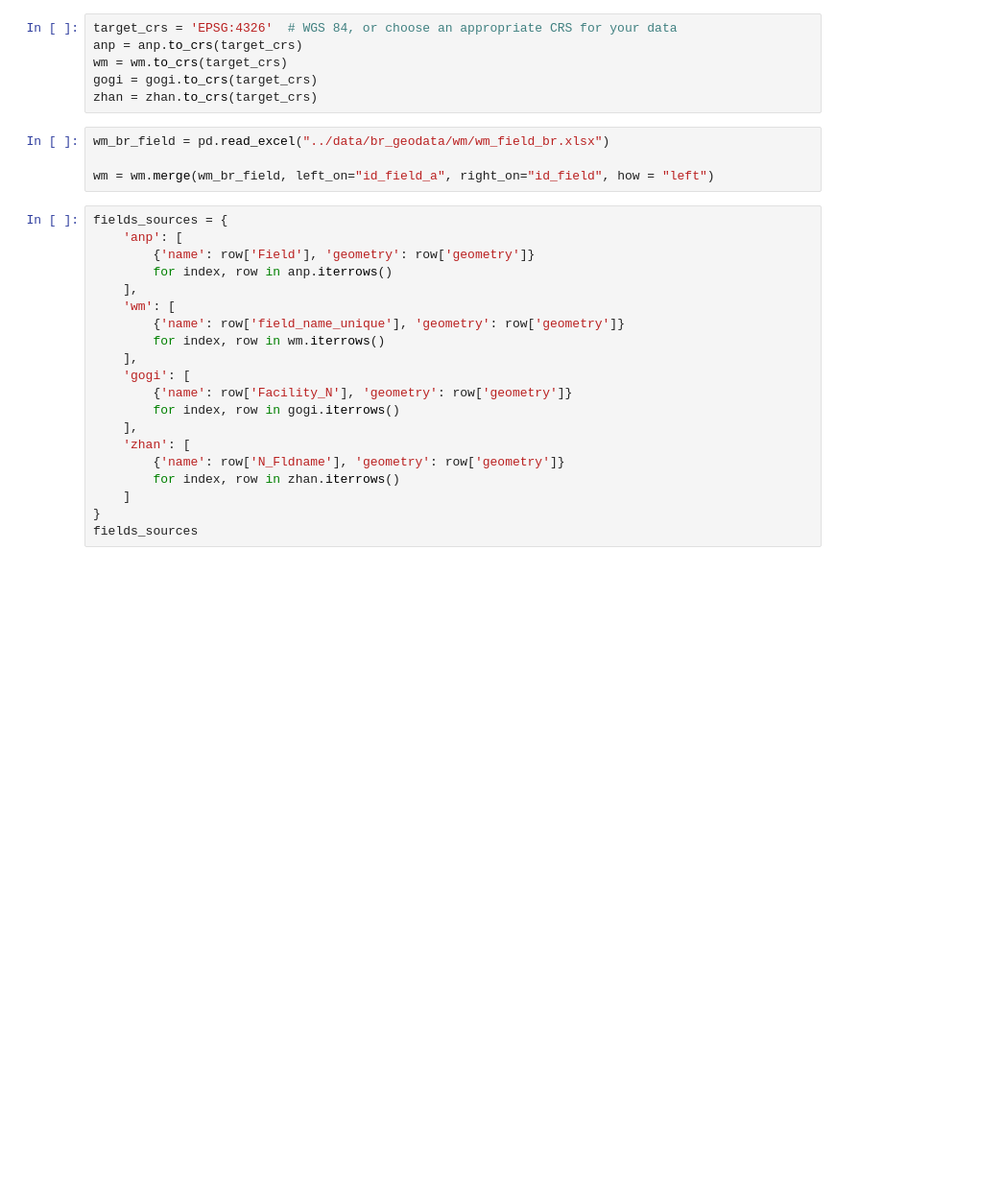
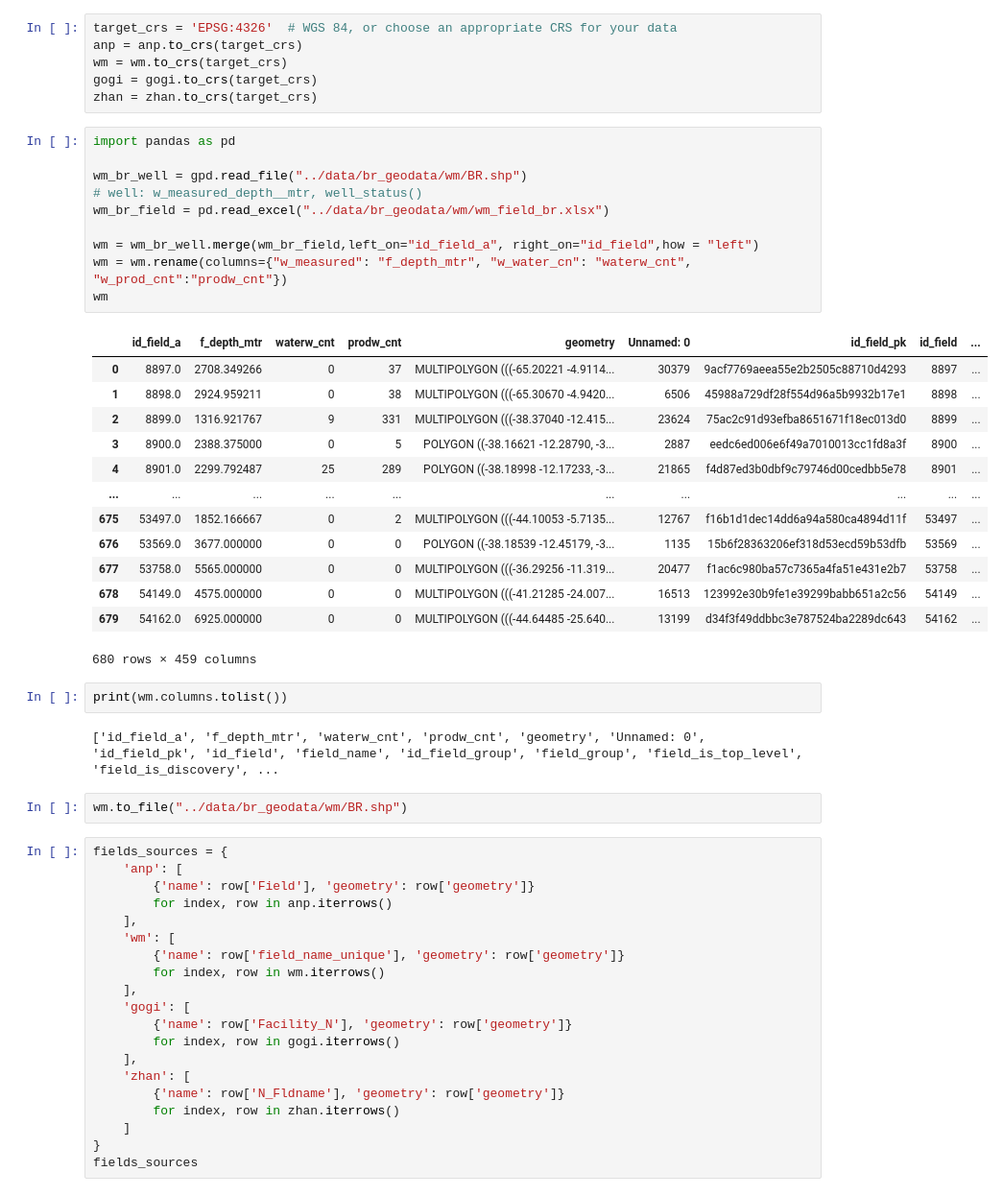
Before and after one commit to FanYaQi/Pyxis, a Jupyter notebook: db/notebooks/matcher.ipynb, the cells around one changed output. Shown: that part at 96% size. Cells and saved outputs as stored; diff of their text form; blank space fills up the shorter version.

Commit message:
data standardization first version for 4 sources

```diff
--- a/db/notebooks/matcher.ipynb
+++ b/db/notebooks/matcher.ipynb
@@ -212,9 +211,35 @@ wm = wm.to_crs(target_crs)
 gogi = gogi.to_crs(target_crs)
 zhan = zhan.to_crs(target_crs)
 # %%
+import pandas as pd
+
+wm_br_well = gpd.read_file("../data/br_geodata/wm/BR.shp")
+# well: w_measured_depth__mtr, well_status()
 wm_br_field = pd.read_excel("../data/br_geodata/wm/wm_field_br.xlsx")
 
-wm = wm.merge(wm_br_field, left_on="id_field_a", right_on="id_field", how = "left")
+wm = wm_br_well.merge(wm_br_field,left_on="id_field_a", right_on="id_field",how = "left")
+wm = wm.rename(columns={"w_measured": "f_depth_mtr", "w_water_cn": "waterw_cnt", "w_prod_cnt":"prodw_cnt"})
+wm
+# %% [output]
+|  | id_field_a | f_depth_mtr | waterw_cnt | prodw_cnt | geometry | Unnamed: 0 | id_field_pk | id_field | ... |
+| 0 | 8897.0 | 2708.349266 | 0 | 37 | MULTIPOLYGON (((-65.20221 -4.9114... | 30379 | 9acf7769aeea55e2b2505c88710d4293 | 8897 | ... |
+| 1 | 8898.0 | 2924.959211 | 0 | 38 | MULTIPOLYGON (((-65.30670 -4.9420... | 6506 | 45988a729df28f554d96a5b9932b17e1 | 8898 | ... |
+| 2 | 8899.0 | 1316.921767 | 9 | 331 | MULTIPOLYGON (((-38.37040 -12.415... | 23624 | 75ac2c91d93efba8651671f18ec013d0 | 8899 | ... |
+| 3 | 8900.0 | 2388.375000 | 0 | 5 | POLYGON ((-38.16621 -12.28790, -3... | 2887 | eedc6ed006e6f49a7010013cc1fd8a3f | 8900 | ... |
+| 4 | 8901.0 | 2299.792487 | 25 | 289 | POLYGON ((-38.18998 -12.17233, -3... | 21865 | f4d87ed3b0dbf9c79746d00cedbb5e78 | 8901 | ... |
+| ... | ... | ... | ... | ... | ... | ... | ... | ... | ... |
+| 675 | 53497.0 | 1852.166667 | 0 | 2 | MULTIPOLYGON (((-44.10053 -5.7135... | 12767 | f16b1d1dec14dd6a94a580ca4894d11f | 53497 | ... |
+| 676 | 53569.0 | 3677.000000 | 0 | 0 | POLYGON ((-38.18539 -12.45179, -3... | 1135 | 15b6f28363206ef318d53ecd59b53dfb | 53569 | ... |
+| 677 | 53758.0 | 5565.000000 | 0 | 0 | MULTIPOLYGON (((-36.29256 -11.319... | 20477 | f1ac6c980ba57c7365a4fa51e431e2b7 | 53758 | ... |
+| 678 | 54149.0 | 4575.000000 | 0 | 0 | MULTIPOLYGON (((-41.21285 -24.007... | 16513 | 123992e30b9fe1e39299babb651a2c56 | 54149 | ... |
+| 679 | 54162.0 | 6925.000000 | 0 | 0 | MULTIPOLYGON (((-44.64485 -25.640... | 13199 | d34f3f49ddbbc3e787524ba2289dc643 | 54162 | ... |
+680 rows × 459 columns
+# %%
+print(wm.columns.tolist())
+# %% [output]
+['id_field_a', 'f_depth_mtr', 'waterw_cnt', 'prodw_cnt', 'geometry', 'Unnamed: 0', 'id_field_pk', 'id_field', 'field_name', 'id_field_group', 'field_group', 'field_is_top_level', 'field_is_discovery', ...
+# %%
+wm.to_file("../data/br_geodata/wm/BR.shp")
 # %%
 fields_sources = {
     'anp': [
```
Also changed, not shown: parts of 2 cells of this notebook, 1 other file.
